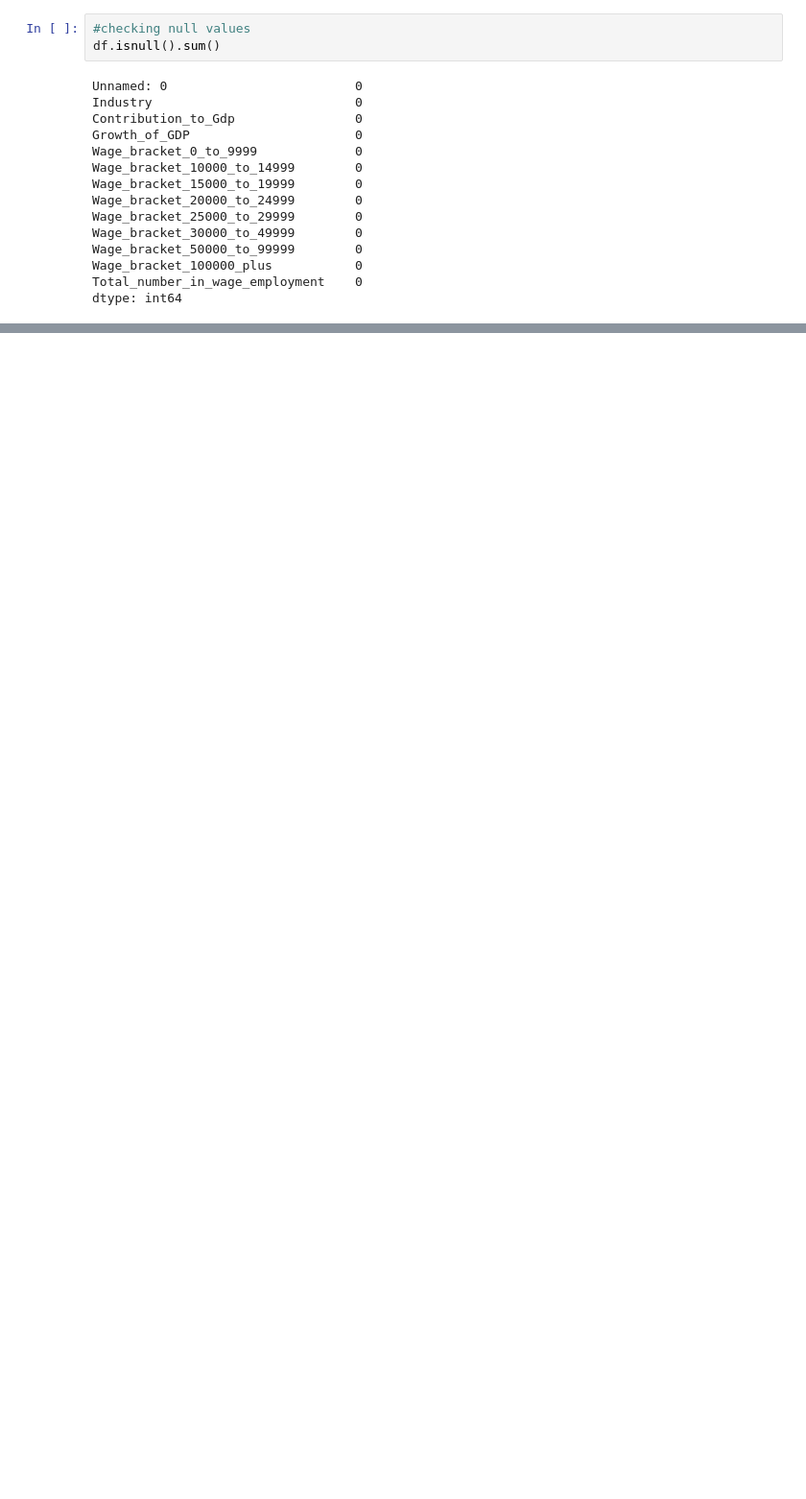
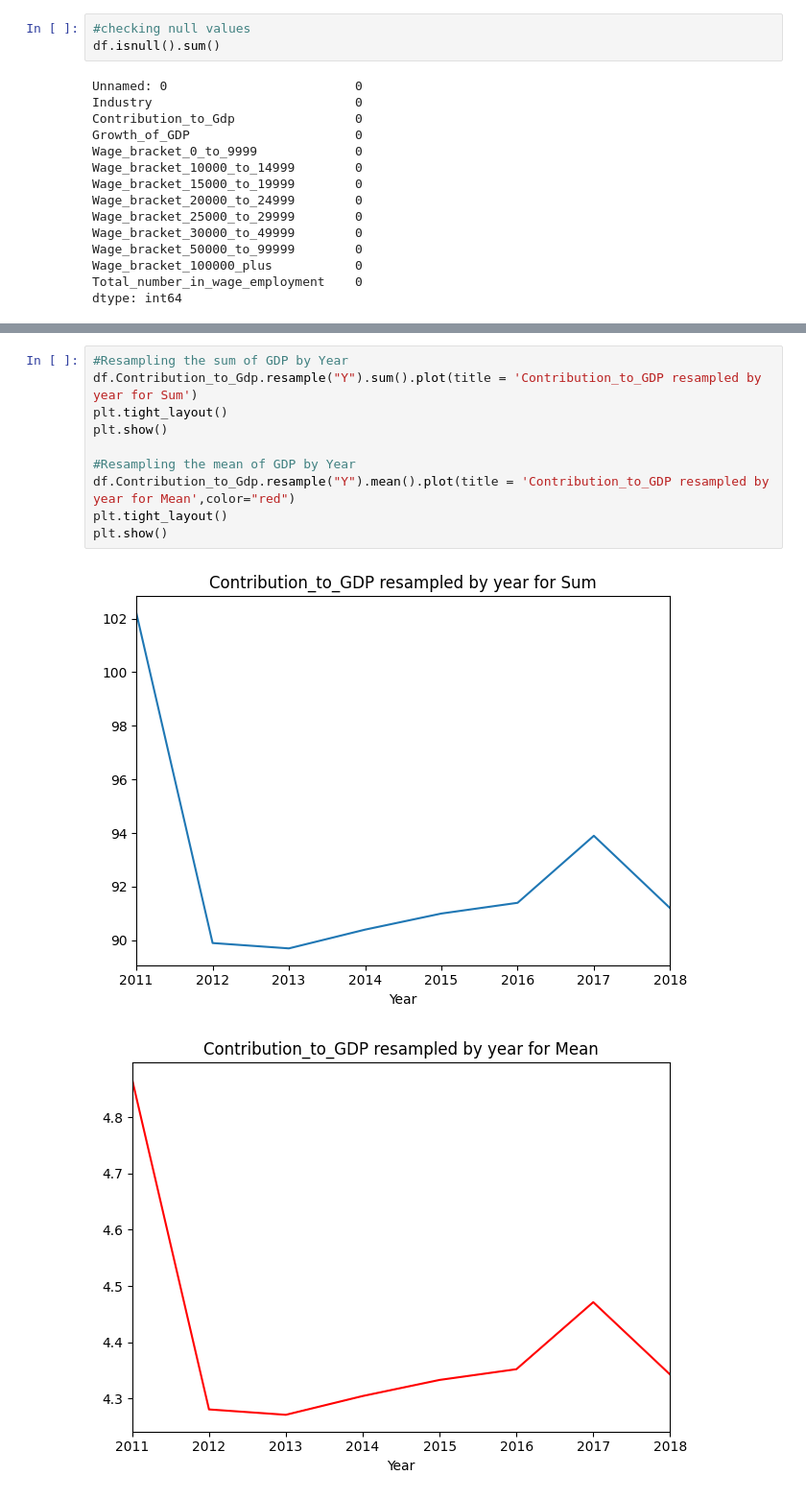
Before and after one commit to Harikiran2903/Predictive-Analysis-of-Productive-Employment-based-on-Economic-Growth, a Jupyter notebook: analysis.ipynb, the cells around one changed output, grey strips where cells are left out. Shown: that part at 96% size. Drawn from its saved outputs; the diff is of its cells as text; blank space fills up the shorter version.

```diff
--- a/analysis.ipynb
+++ b/analysis.ipynb
@@ -649,0 +649,13 @@ df.Contribution
+# %%
+#Resampling the sum of GDP by Year
+df.Contribution_to_Gdp.resample("Y").sum().plot(title = 'Contribution_to_GDP resampled by year for Sum')
+plt.tight_layout()
+plt.show()
+
+#Resampling the mean of GDP by Year
+df.Contribution_to_Gdp.resample("Y").mean().plot(title = 'Contribution_to_GDP resampled by year for Mean',color="red")
+plt.tight_layout()
+plt.show()
+# %% [output]
+[figure, added]
+[figure, added]
```
Also changed, not shown: parts of 10 cells of this notebook.
